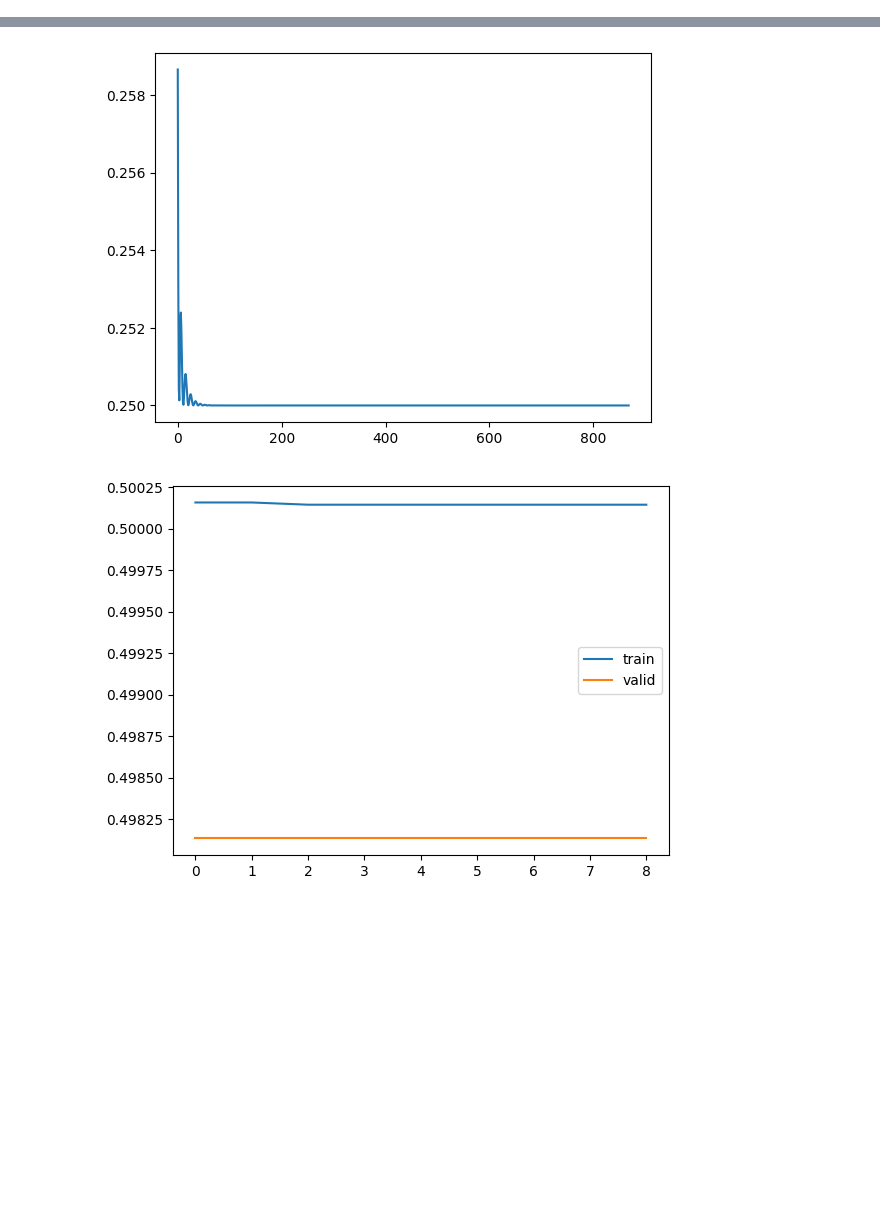
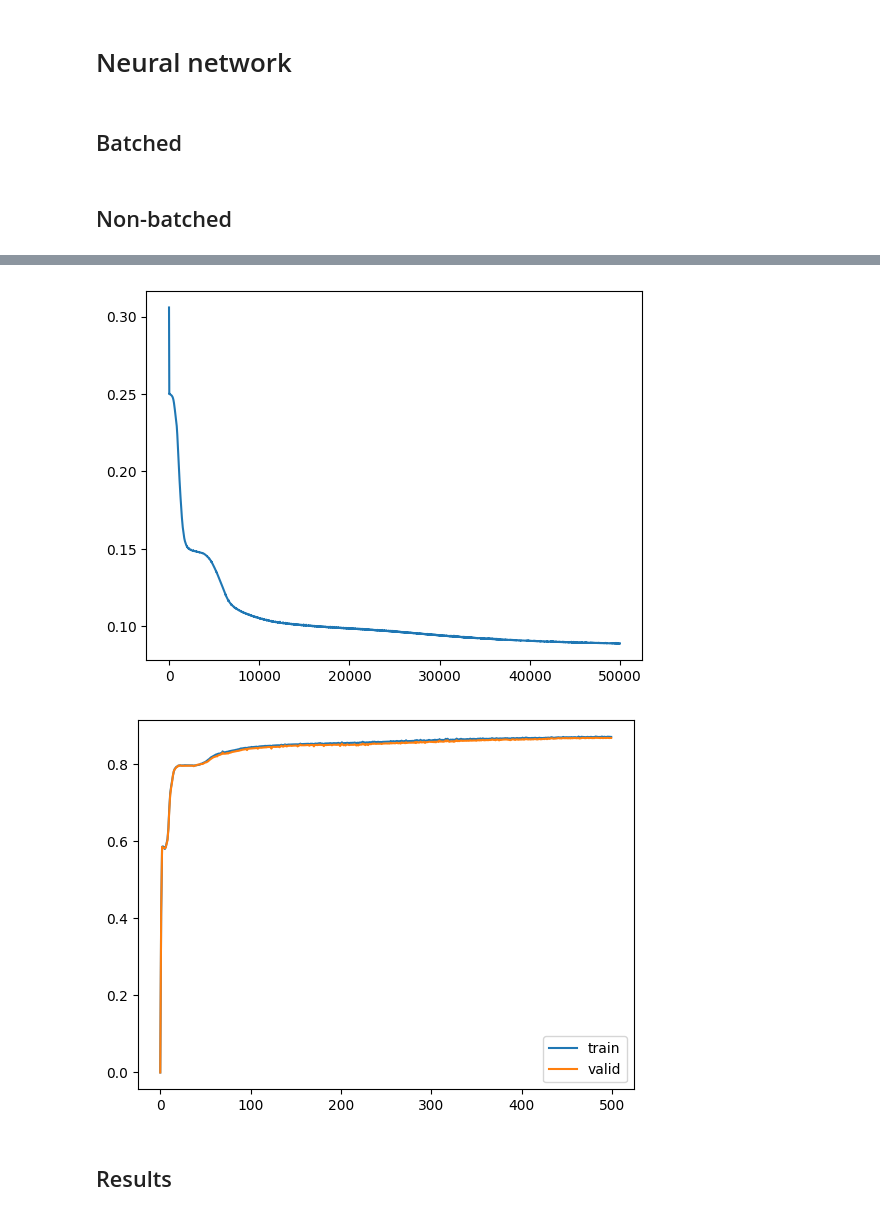
Before and after one commit to gentannipea/DataMining-2023, a Jupyter notebook: notebooks/Classification.ipynb, the cells around one changed output, grey strips where cells are left out. Cells and saved outputs as stored; diff of their text form; code cells hidden in the pictures; blank space fills up the shorter version.

```diff
--- a/notebooks/Classification.ipynb
+++ b/notebooks/Classification.ipynb
@@ -93,6 +74,11 @@ test['state_year_p_isUnharmed'] = test.apply(lambda x: state_year_p_isKilled_loo
 # augmented.loc[idx_test, 'state_year_p_isArrested'] = test['state_year_p_isArrested']
 # augmented.loc[idx_test, 'state_year_p_isInjured'] = test['state_year_p_isInjured']
 # augmented.loc[idx_test, 'state_year_p_isUnharmed'] = test['state_year_p_isUnharmed']
+
+augmented['week'] = augmented['timestamp'].floordiv(7)
+augmented.set_index(['city_or_county', 'week'], inplace=True)
+augmented['n_incidents_city_week'] = augmented.groupby(augmented.index.names).size()
+augmented.reset_index(inplace=True)
 # %%
 discretized = augmented.copy()
 
@@ -122,8 +108,8 @@ def one_hot(dataset, variables):
             dataset[variable+'_'+str(var)] = (dataset[variable] == var).astype(int)
     return dataset
 
-# discretized = one_hot(discretized, TO_DISCRETIZE)
-discretized = discretize_data(discretized, cat_cols)
+discretized = one_hot(discretized, TO_DISCRETIZE)
+# discretized = discretize_data(discretized, cat_cols)
 discretized = discretized.drop(columns=cat_cols)
 
 discretized.shape
@@ -187,7 +170,7 @@ Index(['latitude', 'longitude', 'avg_age_participants', 'max_age_participants',
 # %%
-from sklearn.preprocessing import StandardScaler
+from sklearn.preprocessing import MinMaxScaler as S
 
-scaler = StandardScaler()
+scaler = S()
 
 # Scale the data
 scaled = scaler.fit_transform(f)
@@ -195,5 +178,8 @@ scaled = scaler.fit_transform(f)
 # Convert to a dataframe
 scaled = pd.DataFrame(scaled, columns=f.columns)
 
+scaled = scaled.drop_duplicates()
 
-scaled = f
+
+
+# scaled = f
@@ -367,0 +468,4 @@ weighted avg       0.90      0.90      0.90     55971
+# %% [markdown]
+# Neural network
+# %% [markdown]
+## Batched
@@ -368,7 +584,9 @@ weighted avg       0.90      0.90      0.90     55971
+# %% [markdown]
+## Non-batched
 # %%
 import torch
 import torch.nn as nn
-from sklearn.metrics import accuracy_score
+from sklearn.metrics import f1_score
 
 DEVICE = torch.device('cuda' if torch.cuda.is_available() else 'cpu')
 
@@ -378,24 +596,37 @@ y_train_tensor = torch.tensor(y_train.values, dtype=torch.float32).to(DEVICE)
 y_valid_tensor = torch.tensor(y_valid.values, dtype=torch.float32).to(DEVICE)
 
 input_size = X_train_tensor.shape[1]
-hidden_size = 10
+N_HIDDEN = 3
+BASE = 4
+hidden_size = BASE ** N_HIDDEN
 output_size = 1
 
 loss_function = nn.MSELoss()
 
-learning_rate = 0.01
+learning_rate = 1e-3
 
-model = nn.Sequential(
+model_params = [
     nn.Linear(input_size, hidden_size),
-    nn.Sigmoid(),
-    nn.Linear(hidden_size, hidden_size),
-    nn.Sigmoid(),
-    nn.Linear(hidden_size, 2),
+]
+
+last_hidden_size = hidden_size
+for i in range(1, N_HIDDEN):
+    this_hidden_size = hidden_size // (BASE ** i)
+    model_params += [
+        nn.Sigmoid(),
+        nn.Linear(last_hidden_size, this_hidden_size),
+    ]
+    last_hidden_size = this_hidden_size
+model_params += [
     nn.Softmax(dim=output_size),
-).to(DEVICE)
+]
+
+from pprint import pprint
+pprint(model_params)
+
+model = nn.Sequential(*model_params).to(DEVICE)
 
 optimizer = torch.optim.Adam(model.parameters(), lr=learning_rate)
-# optimizer = torch.optim.SGD(model.parameters(), lr=learning_rate)
 
 EPOCHS = 50000
 losses = []
@@ -411,13 +642,14 @@ for epoch in range(EPOCHS):
         loss = loss_function(y_pred, y_train_tensor)
         losses.append(loss.item())
         if epoch % 100 == 0:
-            acc = accuracy_score(y_train_tensor.detach().cpu().numpy(), np.where(y_pred.detach().cpu() > 0.5, 1, 0))
+            random_sample = torch.randperm(X_train_tensor.size()[0])
+            acc = f1_score(y_train_tensor.detach().cpu().numpy(), np.where(y_pred.detach().cpu() > 0.5, 1, 0))
             accs.append(acc)
             y_pred_valid = model(X_valid_tensor)
             y_pred_valid = y_pred_valid.squeeze(1)[:, 1].unsqueeze(1)
-            acc_valid = accuracy_score(y_valid_tensor.detach().cpu().numpy(), np.where(y_pred_valid.detach().cpu() > 0.5, 1, 0))
+            acc_valid = f1_score(y_valid_tensor.detach().cpu().numpy(), np.where(y_pred_valid.detach().cpu() > 0.5, 1, 0))
             accs_valid.append(acc_valid)
-            print(f'Epoch {epoch+1}/{EPOCHS}, Loss: {loss.item():.4f}, Accuracy: {acc:.4f}, valid Accuracy: {acc_valid:.4f}')
+            print(f'Epoch {epoch+1}/{EPOCHS}, Loss: {loss.item():.4f}, F1: {acc:.4f}, valid F1: {acc_valid:.4f}')
         loss.backward()
         optimizer.step()
     except KeyboardInterrupt:
@@ -437,8 +669,8 @@ y_pred = np.where(y_pred_tensor > 0.5, 1, 0)
 print(confusion_matrix(y_valid, y_pred))
 
 # # Print the accuracy
-from sklearn.metrics import accuracy_score
-print(accuracy_score(y_valid, y_pred))
+from sklearn.metrics import f1_score
+print(f1_score(y_valid, y_pred))
 
 # plot the loss over the entire training procedure
 plt.plot(losses)
@@ -464,5 +701,7 @@ Epoch 801/50000, Loss: 0.2500, Accuracy: 0.5001, valid Accuracy: 0.4981
-[figure, old version]
+[figure, new version]
-[figure, old version]
+[figure, new version]
+# %% [markdown]
+## Results
 # %%
 import seaborn as sns
 
```
Also changed, not shown: parts of 26 cells of this notebook, 1 other file.
